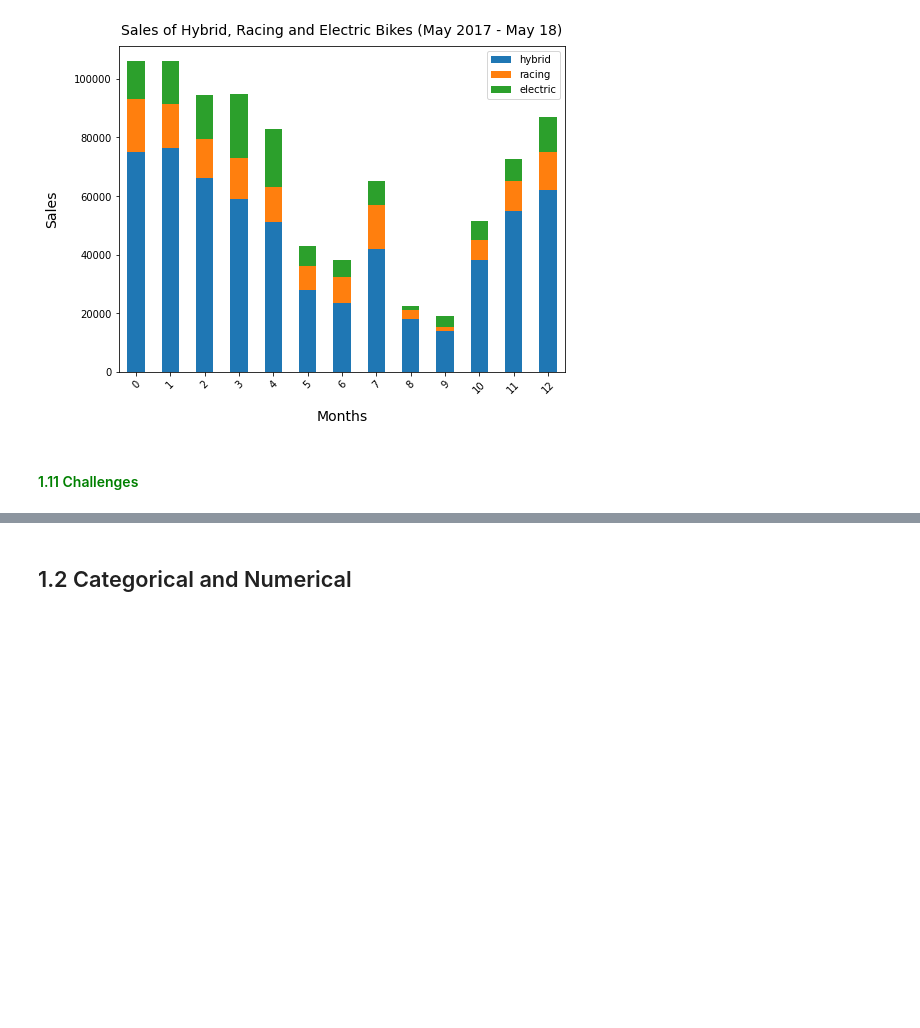
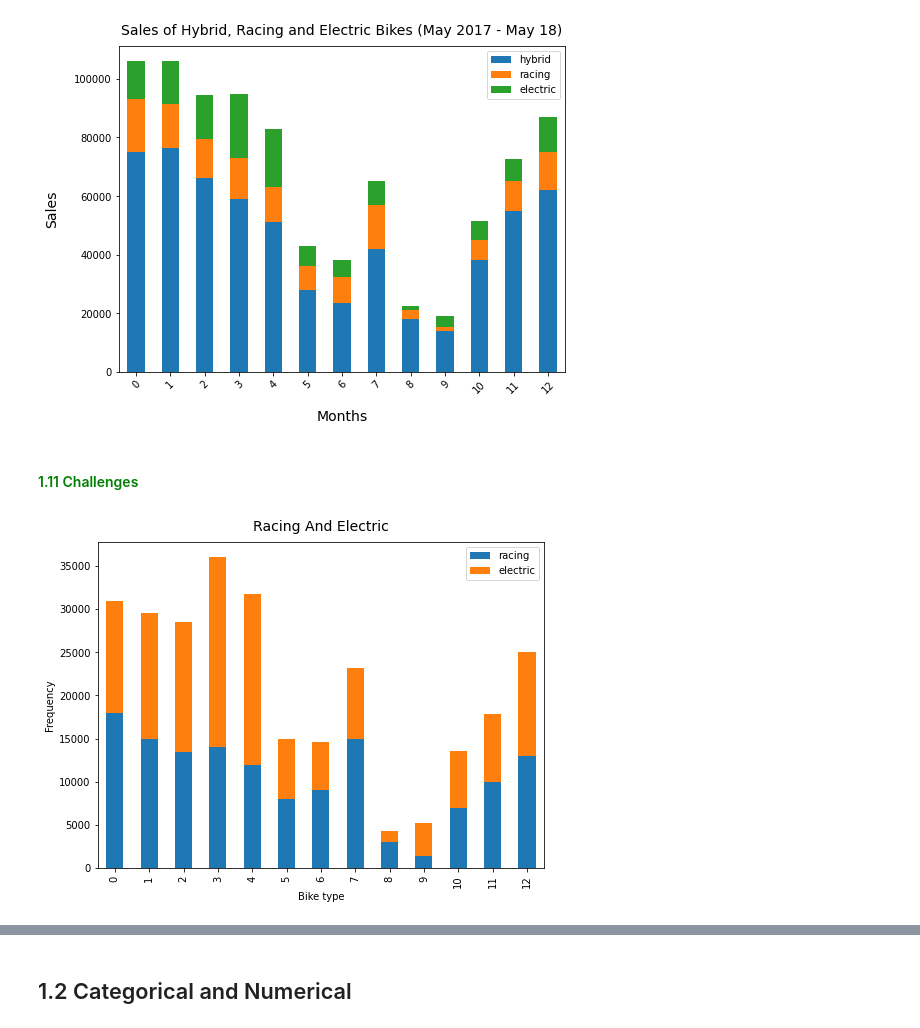
Before and after one commit to Ruoro/moringadescstats, a Jupyter notebook: Copy_of_Bivariate_Analysis_with_Python_Exercise.ipynb, the cells around one changed output, grey strips where cells are left out. Saved outputs shown, nothing was run; the diff lists cells and outputs as text; code cells hidden in the pictures; blank space fills up the shorter version.

```diff
--- a/Copy_of_Bivariate_Analysis_with_Python_Exercise.ipynb
+++ b/Copy_of_Bivariate_Analysis_with_Python_Exercise.ipynb
@@ -613,12 +642,21 @@ OUR CODE GOES HERE
 # %%
 # Challenge 2
 # ---
 # Create a stacked bar chart of racing and electric bikes from the following dataset
 # Dataset url = http://bit.ly/Bikes-Sales-Dataset
 # ---
 #
 
-OUR CODE GOES HERE
+bike_sales_df
+bike_sales_df[['racing', 'electric']].plot(kind='bar', figsize=(8, 6), stacked=True)
+# rotation
+# labelling
+plt.title('Racing And Electric', fontsize=14, y=1.015)
+plt.xlabel('Bike type')
+plt.ylabel('Frequency')
+plt.show()
+# %% [output]
+[figure, added]
 # %%
 # Challenge 3
 # ---
```
Also changed, not shown: parts of 13 cells of this notebook.
